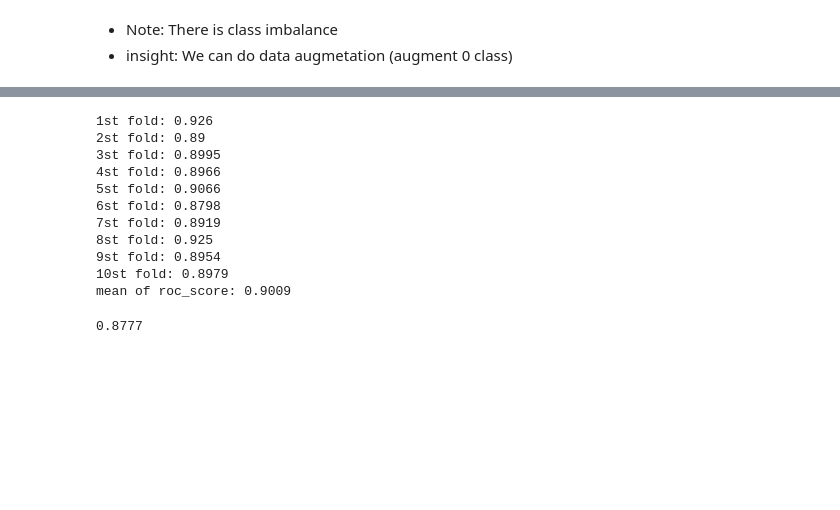
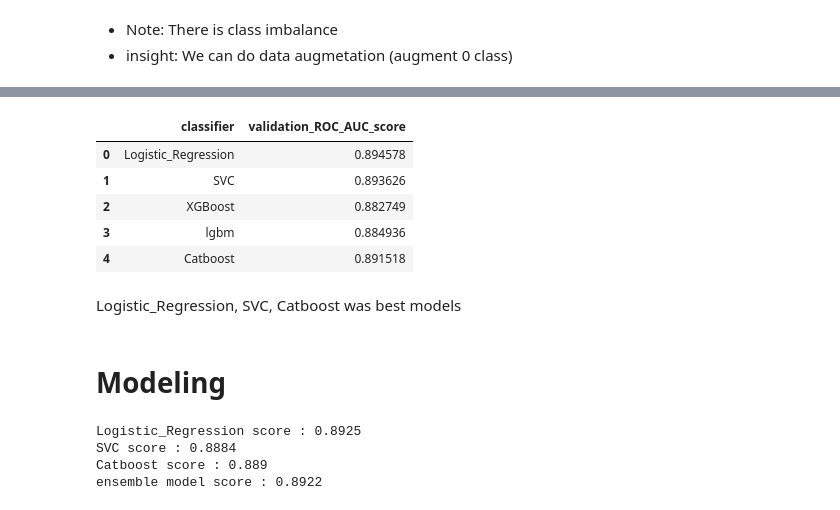
Before and after one commit to bina02/Binary-Prediction-with-a-Rainfall-Dataset, a Jupyter notebook: main.ipynb, the cells around one changed output, grey strips where cells are left out. Cells and saved outputs as stored; diff of their text form; code cells hidden in the pictures; blank space fills up the shorter version.

```diff
--- a/main.ipynb
+++ b/main.ipynb
@@ -96,2 +136,2 @@ Name: count, dtype: int64
 # %%
-X_train, X_test, y_train, y_test = train_test_split(X_cp, y_cp, random_state=42, test_size=0.3)
+X_train, X_test, y_train, y_test = train_test_split(X_cp, y_cp, random_state=42, test_size=0.3, stratify=y_cp)
@@ -104,33 +236,37 @@ lr = LogisticRegression(C=1)
+# %%
+valid_score_df
+# %% [output]
+|  | classifier | validation_ROC_AUC_score |
+| 0 | Logistic_Regression | 0.894578 |
+| 1 | SVC | 0.893626 |
+| 2 | XGBoost | 0.882749 |
+| 3 | lgbm | 0.884936 |
+| 4 | Catboost | 0.891518 |
+# %% [markdown]
+Logistic_Regression, SVC, Catboost was best models
+# %% [markdown]
+# Modeling
 # %%
-FOLDS = 10
-total_score = 0
-cv = StratifiedKFold(n_splits=FOLDS, shuffle=True, random_state=42)
-for i, (train_idx, val_idx) in enumerate(cv.split(X_train, y_train)):
-    X_tr, X_val = X_train_scaled[train_idx], X_train_scaled[val_idx]
-    y_tr, y_val = y_train.iloc[train_idx], y_train.iloc[val_idx]
+best_models = {
+    'Logistic_Regression' : LogisticRegression(random_state=42),
+    'SVC' : SVC(random_state=42, probability=True),
+    'Catboost' : CatBoostClassifier(random_state=42, verbose=0)
+}
+preds = np.zeros(len(X_test))
 
-    lr.fit(X_tr, y_tr)
-    pred_proba = lr.predict_proba(X_val)[:,1]
-    pred = (pred_proba >= 0.5).astype(int)
-    score = roc_auc_score(y_val, pred_proba)
-    total_score += score
-    print(f'{i+1}st fold: {np.round(score, 4)}')
-print(f'mean of roc_score: {np.round(total_score / FOLDS, 4)}')
+for model_name, model in best_models.items():
+    clf = best_models[model_name].set_params(**best_params[model_name])
+    smote = SMOTE(random_state=42)
+    X_tr, y_tr = smote.fit_resample(X_train_scaled, y_train)
+    clf.fit(X_tr, y_tr)
+    proba = clf.predict_proba(X_test_scaled)[:,1]
+    preds += proba
+    score = np.round(roc_auc_score(y_test, proba), 4)
+    print(f'{model_name} score : {score}')
+ensemble_score = roc_auc_score(y_test, preds / len(best_models))
+print(f'ensemble model score : {np.round(ensemble_score ,4)}')
 # %% [output]
-1st fold: 0.926
-2st fold: 0.89
-3st fold: 0.8995
-4st fold: 0.8966
-5st fold: 0.9066
-6st fold: 0.8798
-7st fold: 0.8919
-8st fold: 0.925
-9st fold: 0.8954
-10st fold: 0.8979
-mean of roc_score: 0.9009
+Logistic_Regression score : 0.8925
+SVC score : 0.8884
+Catboost score : 0.889
+ensemble model score : 0.8922
-# %%
-pred_proba = lr.predict_proba(X_test_scaled)[:, 1]
-score = roc_auc_score(y_test, pred_proba)
-print(np.round(score, 4))
-# %% [output]
-0.8777
```
Also changed, not shown: parts of 17 cells of this notebook, 52 other files.
